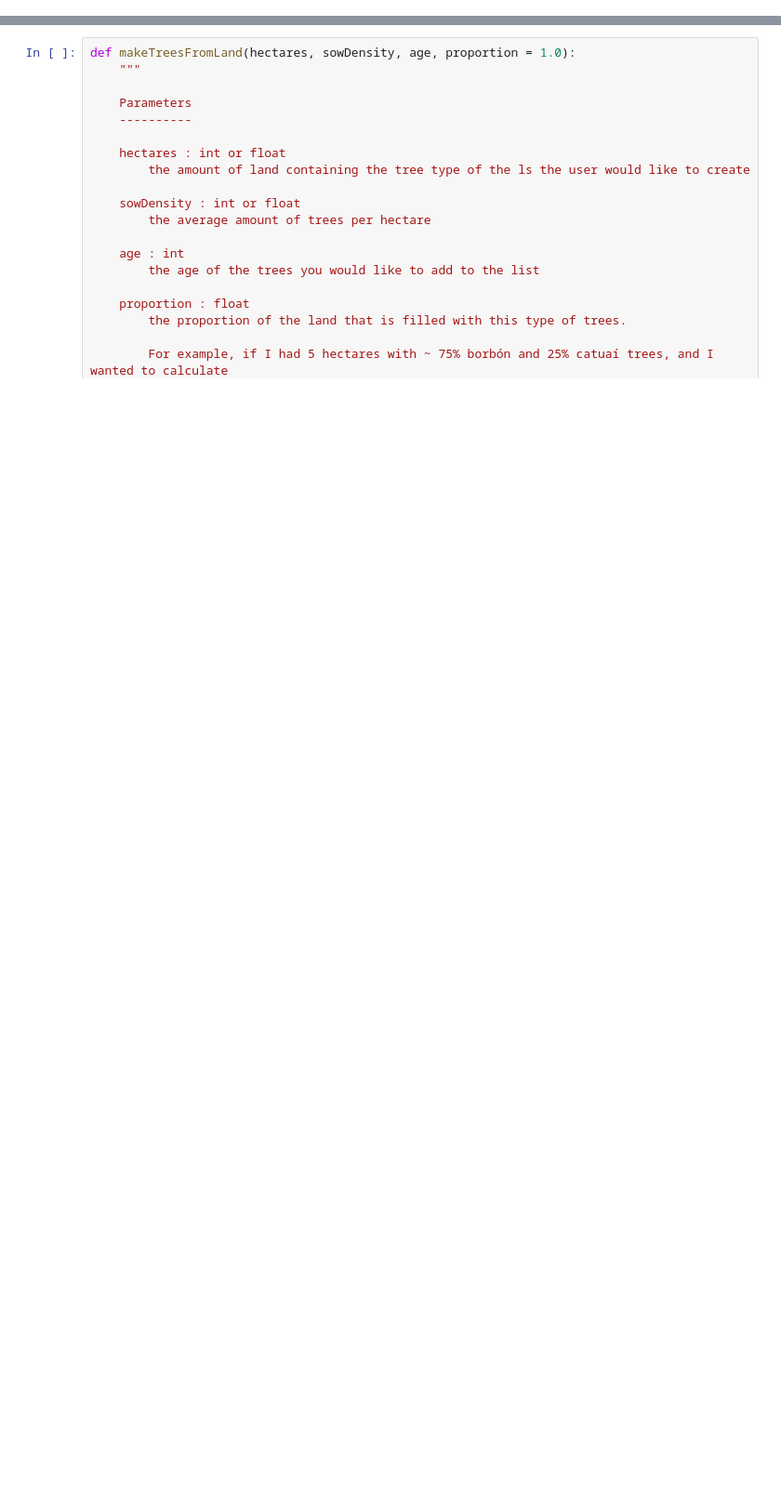
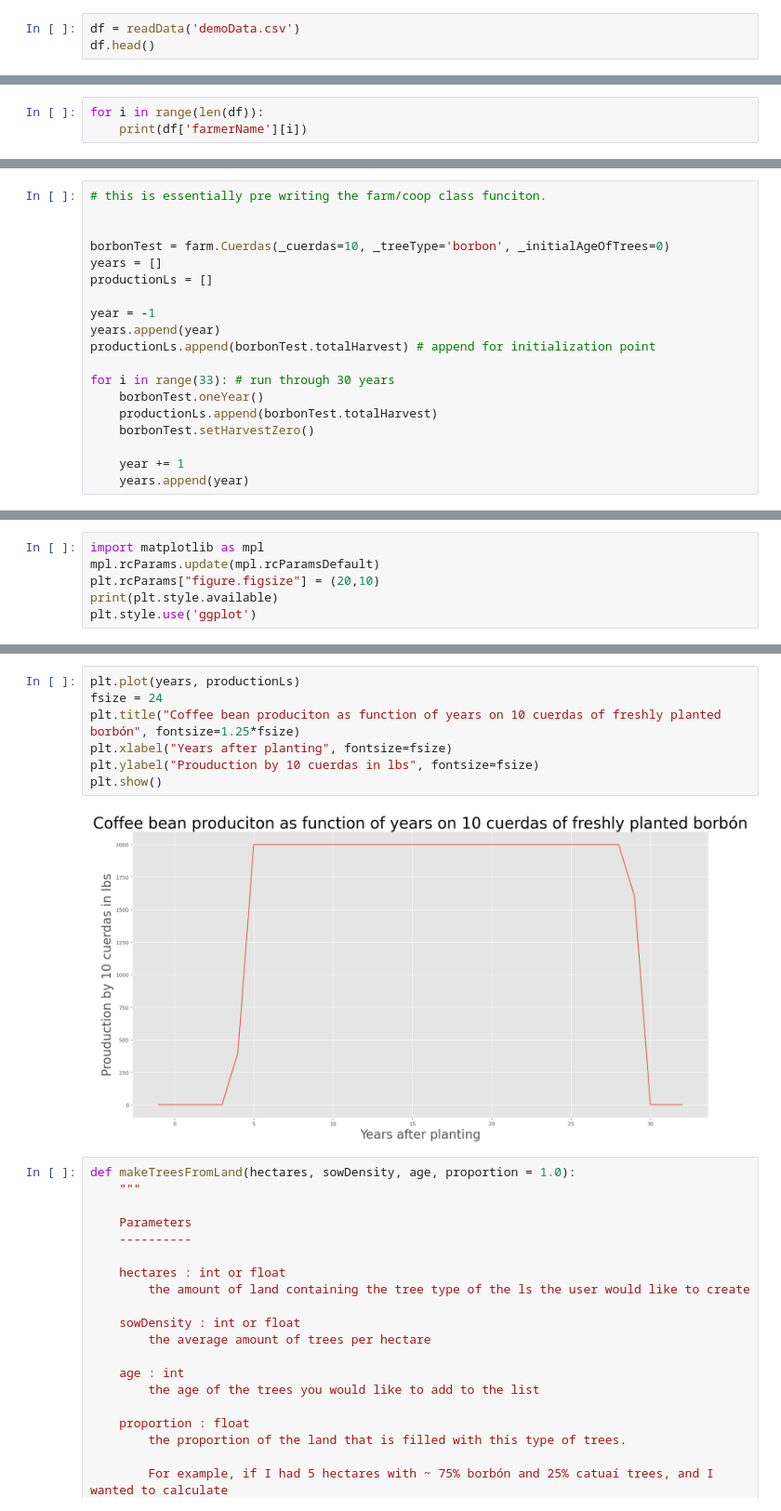
Before and after one commit to mindthegrow/cafelytics, a Jupyter notebook: develop.ipynb, the cells around one changed output, grey strips where cells are left out. Shown: that part at 93% size. Saved outputs shown, nothing was run; the diff lists cells and outputs as text; blank space fills up the shorter version.

```diff
--- a/develop.ipynb
+++ b/develop.ipynb
@@ -91,0 +23,3 @@ print(hectaresToCuerdas(2750))
+# %%
+df = readData('demoData.csv')
+df.head()
@@ -91,0 +33,3 @@ print(hectaresToCuerdas(2750))
+# %%
+for i in range(len(df)):
+    print(df['farmerName'][i])
@@ -376,0 +74,19 @@ class Cuerdas:
+# %%
+# this is essentially pre writing the farm/coop class funciton.
+
+
+borbonTest = farm.Cuerdas(_cuerdas=10, _treeType='borbon', _initialAgeOfTrees=0)
+years = []
+productionLs = []
+
+year = -1
+years.append(year)
+productionLs.append(borbonTest.totalHarvest) # append for initialization point
+
+for i in range(33): # run through 30 years
+    borbonTest.oneYear()
+    productionLs.append(borbonTest.totalHarvest)
+    borbonTest.setHarvestZero()
+
+    year += 1
+    years.append(year)
@@ -376,0 +98,6 @@ class Cuerdas:
+# %%
+import matplotlib as mpl
+mpl.rcParams.update(mpl.rcParamsDefault)
+plt.rcParams["figure.figsize"] = (20,10)
+print(plt.style.available)
+plt.style.use('ggplot')
@@ -377,3 +106,12 @@ class Cuerdas:
+# %%
+plt.plot(years, productionLs)
+fsize = 24
+plt.title("Coffee bean produciton as function of years on 10 cuerdas of freshly planted borbón", fontsize=1.25*fsize)
+plt.xlabel("Years after planting", fontsize=fsize)
+plt.ylabel("Prouduction by 10 cuerdas in lbs", fontsize=fsize)
+plt.show()
+# %% [output]
+[figure, added]
 # %%
 def makeTreesFromLand(hectares, sowDensity, age, proportion = 1.0):
     """
```
Also changed, not shown: parts of 17 cells of this notebook.
